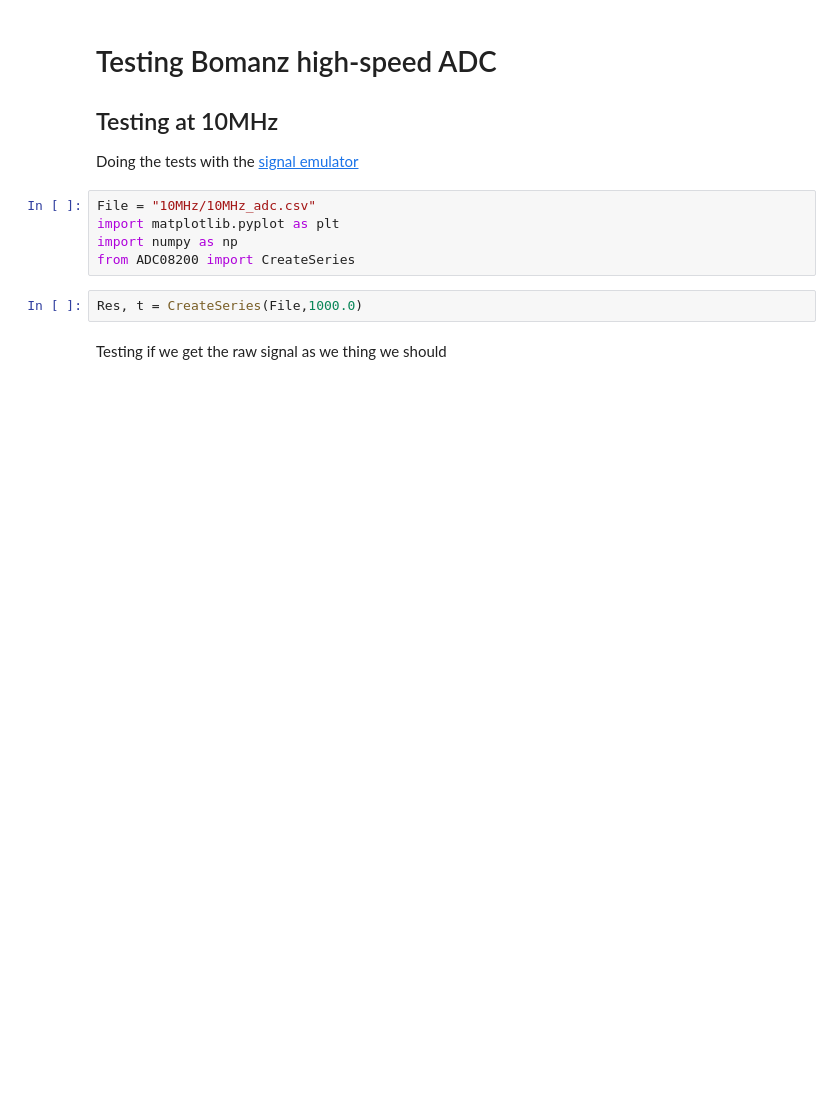
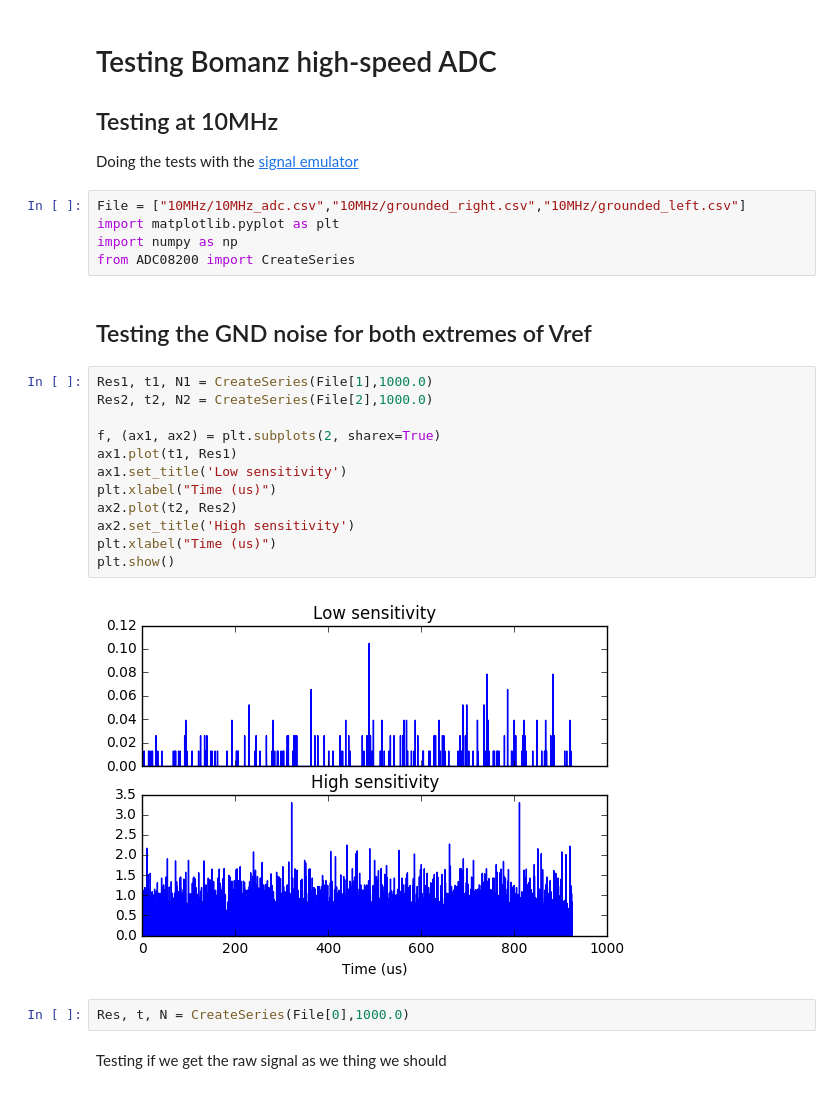
Before and after one commit to kelu124/bomanz, a Jupyter notebook: ADC08200/20170430-ADC08200-FirstAcqs.ipynb, the cells around one changed output. Cells and saved outputs as stored; diff of their text form; blank space fills up the shorter version.

```diff
--- a/ADC08200/20170430-ADC08200-FirstAcqs.ipynb
+++ b/ADC08200/20170430-ADC08200-FirstAcqs.ipynb
@@ -5,12 +5,28 @@
 
 Doing the tests with the [signal emulator](https://github.com/kelu124/echomods/tree/master/silent)
 # %%
-File = "10MHz/10MHz_adc.csv"
+File = ["10MHz/10MHz_adc.csv","10MHz/grounded_right.csv","10MHz/grounded_left.csv"]
 import matplotlib.pyplot as plt
 import numpy as np
 from ADC08200 import CreateSeries
+# %% [markdown]
+## Testing the GND noise for both extremes of Vref
+# %%
+Res1, t1, N1 = CreateSeries(File[1],1000.0)
+Res2, t2, N2 = CreateSeries(File[2],1000.0)
+
+f, (ax1, ax2) = plt.subplots(2, sharex=True)
+ax1.plot(t1, Res1)
+ax1.set_title('Low sensitivity')
+plt.xlabel("Time (us)")
+ax2.plot(t2, Res2)
+ax2.set_title('High sensitivity')
+plt.xlabel("Time (us)")
+plt.show()
+# %% [output]
+[figure, added]
 # %%
-Res, t = CreateSeries(File,1000.0)
+Res, t, N = CreateSeries(File[0],1000.0)
 # %% [markdown]
 Testing if we get the raw signal as we thing we should
 # %%
```
Also changed, not shown: parts of 7 cells of this notebook, 2 other files.
